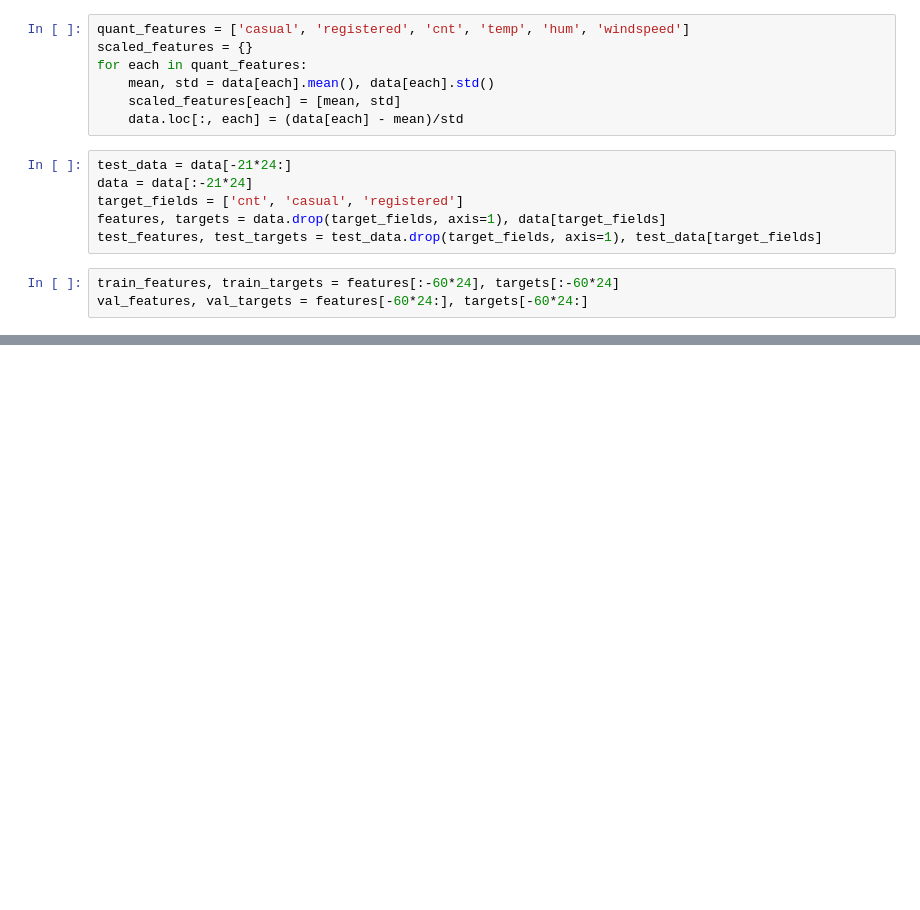
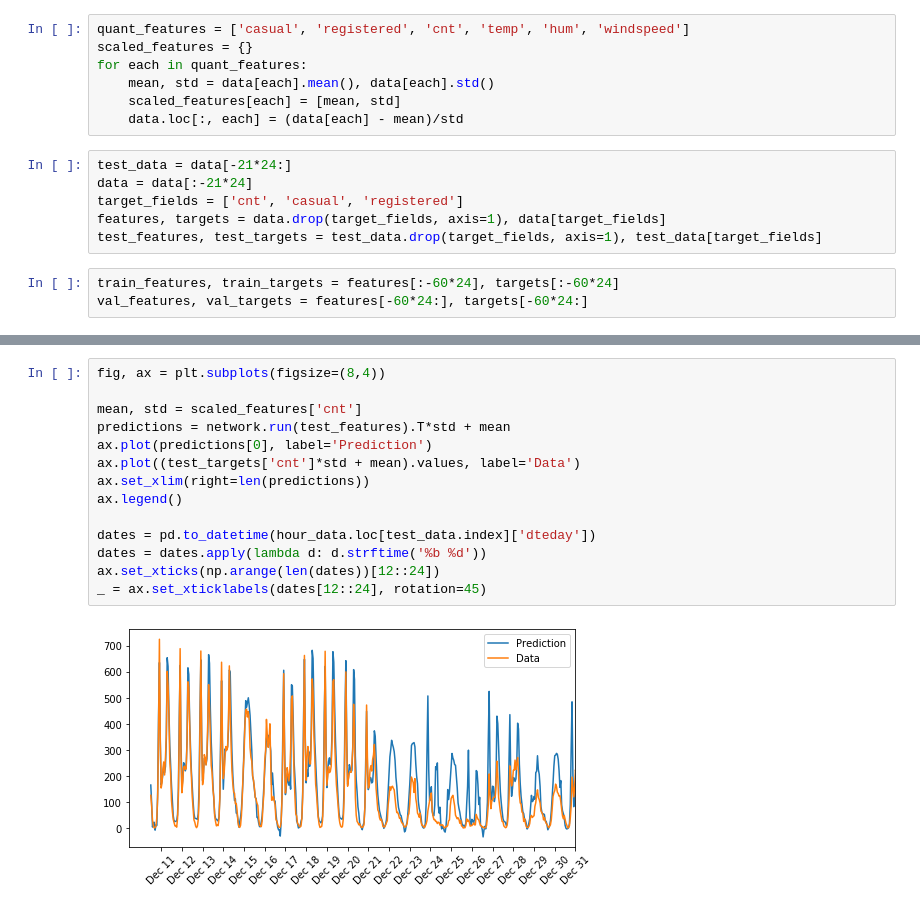
Before and after one commit to Arjunp24/bike-sharing-rental-prediction, a Jupyter notebook: mlp.ipynb, the cells around one changed output, grey strips where cells are left out. Drawn from its saved outputs; the diff is of its cells as text; blank space fills up the shorter version.

```diff
--- a/mlp.ipynb
+++ b/mlp.ipynb
@@ -233,0 +251,16 @@ class NeuralNetwork(object):
+# %%
+fig, ax = plt.subplots(figsize=(8,4))
+
+mean, std = scaled_features['cnt']
+predictions = network.run(test_features).T*std + mean
+ax.plot(predictions[0], label='Prediction')
+ax.plot((test_targets['cnt']*std + mean).values, label='Data')
+ax.set_xlim(right=len(predictions))
+ax.legend()
+
+dates = pd.to_datetime(hour_data.loc[test_data.index]['dteday'])
+dates = dates.apply(lambda d: d.strftime('%b %d'))
+ax.set_xticks(np.arange(len(dates))[12::24])
+_ = ax.set_xticklabels(dates[12::24], rotation=45)
+# %% [output]
+[figure, added]
```
Also changed, not shown: parts of 3 cells of this notebook.
